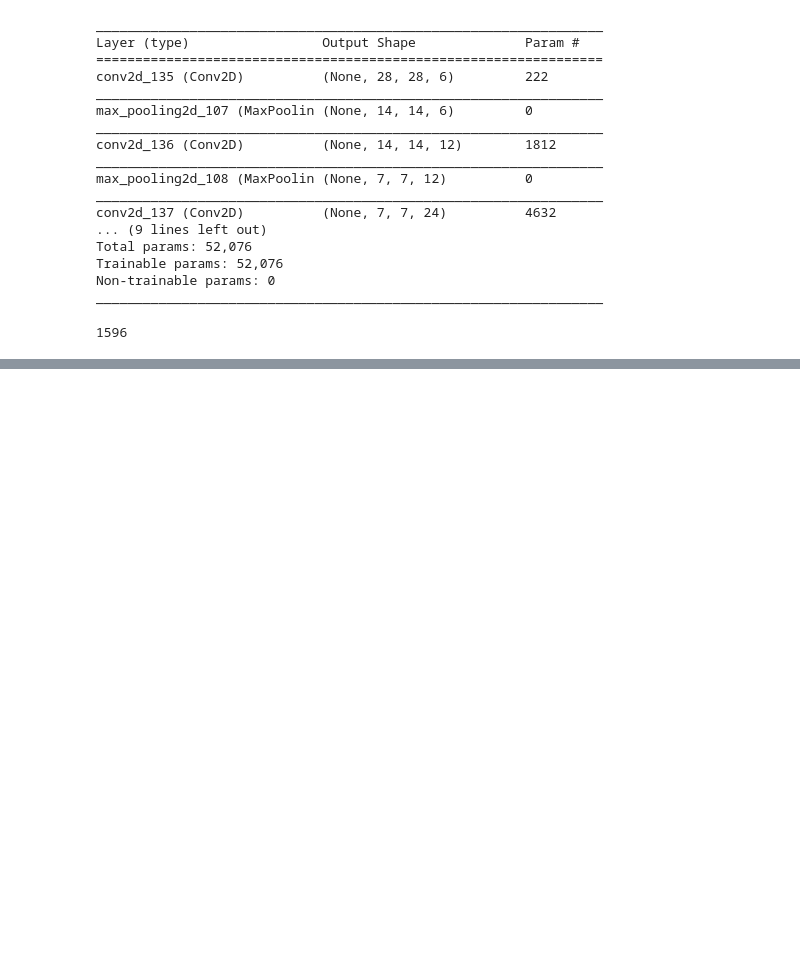
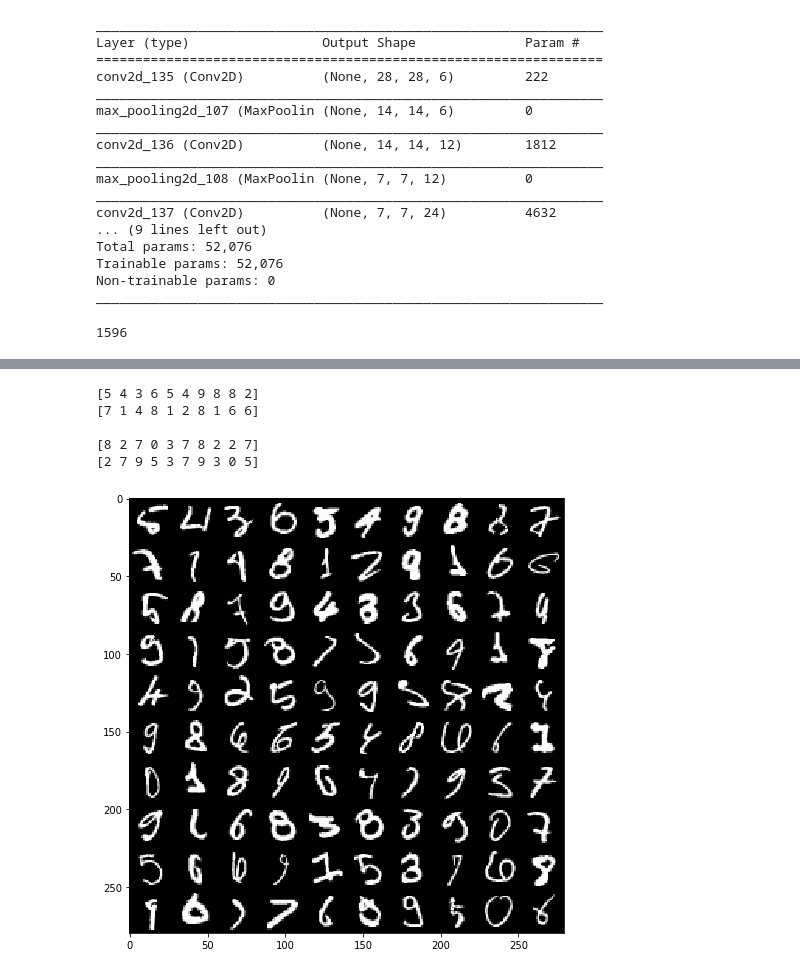
Before and after one commit to gebasilio/MNIST-MLP-CNN, a Jupyter notebook: MNIST-CNN.ipynb, the cells around one changed output, grey strips where cells are left out. Drawn from its saved outputs; the diff is of its cells as text; code cells hidden in the pictures; blank space fills up the shorter version.

```diff
--- a/MNIST-CNN.ipynb
+++ b/MNIST-CNN.ipynb
@@ -139,0 +156,15 @@ model.fit(x_train,
+# %%
+from MNIST_helper import plot_numbers, visualize_input
+print(y_test[error_indexes[:10]])
+print(y_test[error_indexes[10:20]])
+print()
+print(predicted_numbers[error_indexes[:10]])
+print(predicted_numbers[error_indexes[10:20]])
+plot_numbers(x_test[:,:,:,0],error_indexes[:100], columns=10, figsize=(8, 8))
+# %% [output]
+[5 4 3 6 5 4 9 8 8 2]
+[7 1 4 8 1 2 8 1 6 6]
+
+[8 2 7 0 3 7 8 2 2 7]
+[2 7 9 5 3 7 9 3 0 5]
+[figure, added]
```
Also changed, not shown: parts of 2 cells of this notebook.
